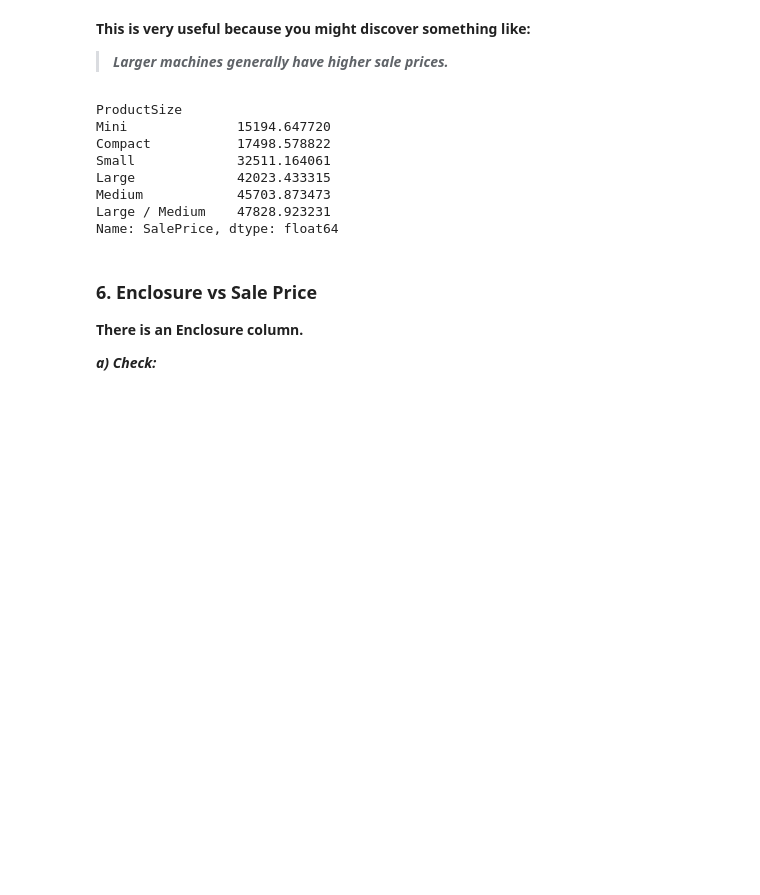
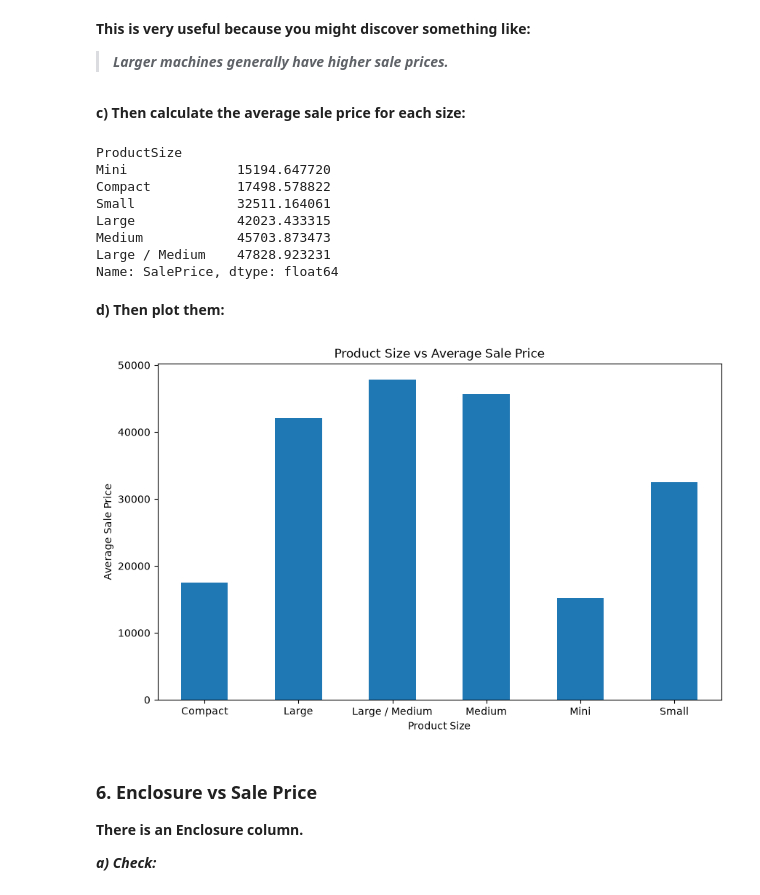
Before and after one commit to Eseigbe111/ml-course-following, a Jupyter notebook: bulldozer-price-prediction-project/Going-through-bulldozer-price-regression.ipynb, the cells around one changed output. Cells and saved outputs as stored; diff of their text form; code cells hidden in the pictures; blank space fills up the shorter version.

Commit message:
Update bulldozer price regression notebook

```diff
--- a/bulldozer-price-prediction-project/Going-through-bulldozer-price-regression.ipynb
+++ b/bulldozer-price-prediction-project/Going-through-bulldozer-price-regression.ipynb
@@ -289,6 +289,8 @@ Name: count, dtype: int64
 **This is very useful because you might discover something like:**
 
 > ***Larger machines generally have higher sale prices.***
+# %% [markdown]
+**c) Then calculate the average sale price for each size:**
 # %%
 df.groupby("ProductSize")["SalePrice"].mean().sort_values()
 # %% [output]
@@ -300,6 +302,20 @@ Large             42023.433315
 Medium            45703.873473
 Large / Medium    47828.923231
 Name: SalePrice, dtype: float64
+# %% [markdown]
+**d) Then plot them:**
+# %%
+df.groupby("ProductSize")["SalePrice"].mean().plot(
+    kind="bar",
+    figsize=(10, 6)
+)
+
+plt.xlabel("Product Size")
+plt.ylabel("Average Sale Price")
+plt.title("Product Size vs Average Sale Price")
+plt.xticks(rotation=0);
+# %% [output]
+[figure, added]
 # %% [markdown]
 ### **6. Enclosure vs Sale Price**
 
```
Also changed, not shown: parts of 16 cells of this notebook.
